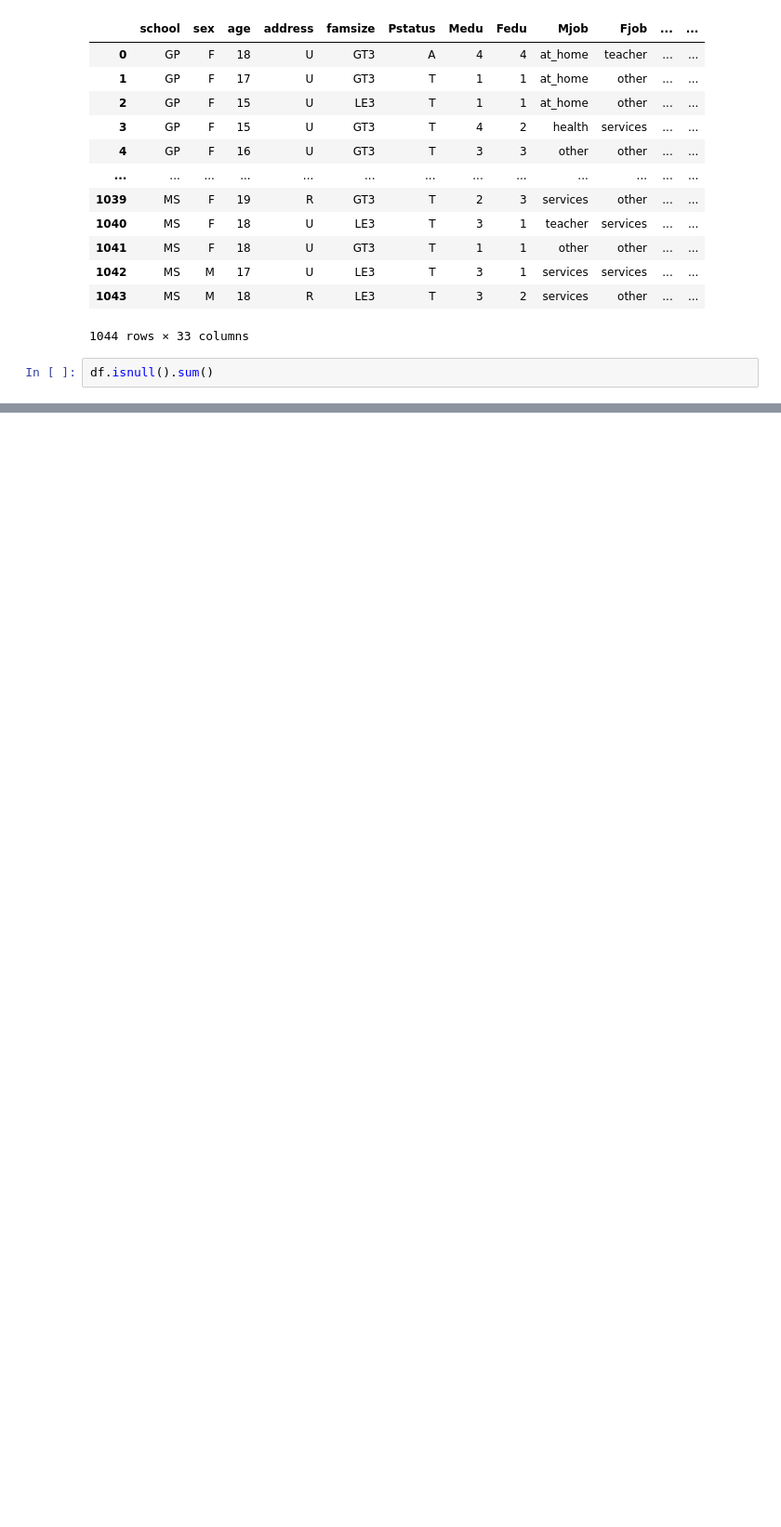
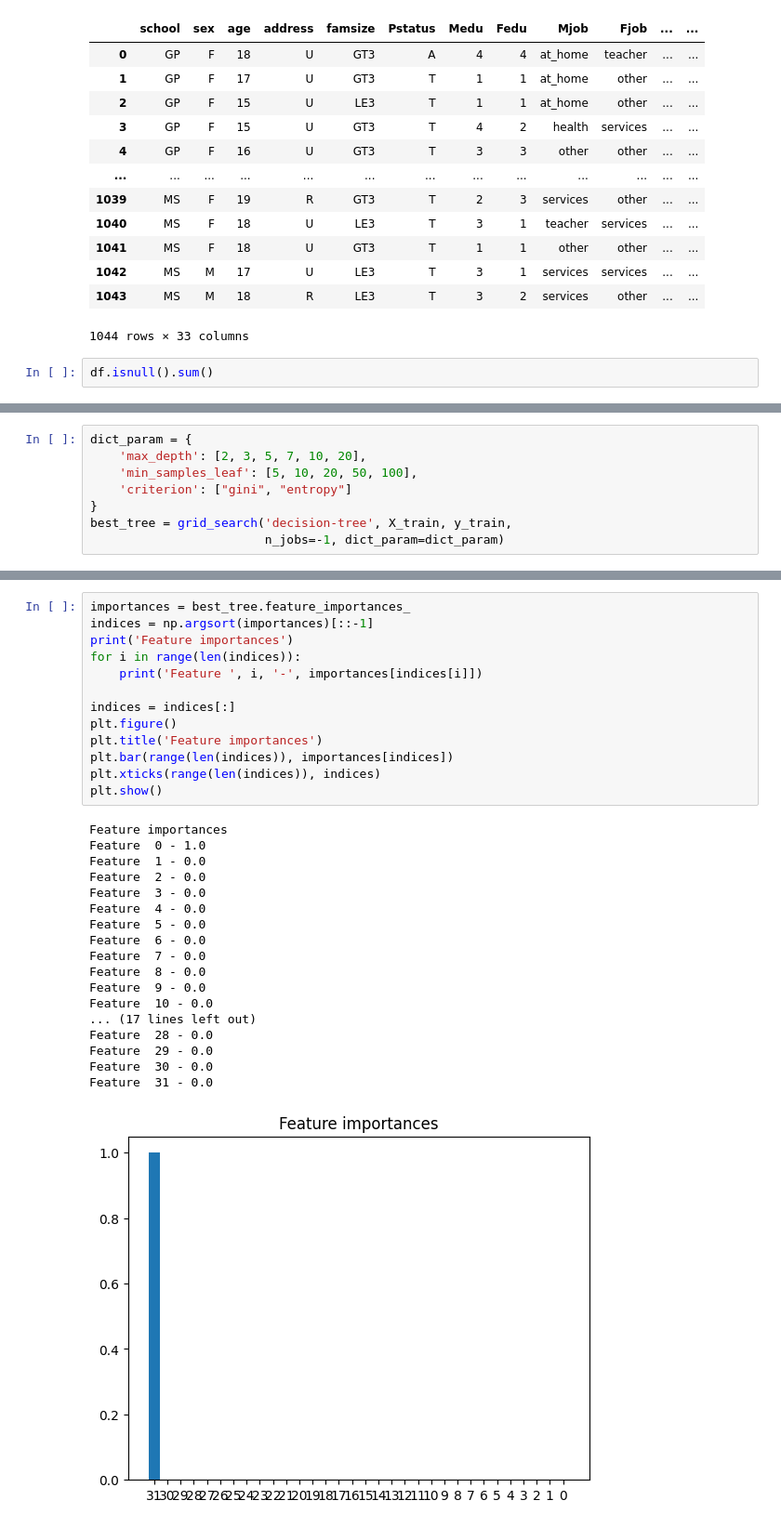
Before and after one commit to learning-by-mk/kpdl, a Jupyter notebook: src/DT_RF_Lab.ipynb, the cells around one changed output, grey strips where cells are left out. Shown: that part at 93% size. Cells and saved outputs as stored; diff of their text form; blank space fills up the shorter version.

```diff
--- a/src/DT_RF_Lab.ipynb
+++ b/src/DT_RF_Lab.ipynb
@@ -715,0 +834,8 @@ df
+# %%
+dict_param = {
+    'max_depth': [2, 3, 5, 7, 10, 20],
+    'min_samples_leaf': [5, 10, 20, 50, 100],
+    'criterion': ["gini", "entropy"]
+}
+best_tree = grid_search('decision-tree', X_train, y_train,
+                        n_jobs=-1, dict_param=dict_param)
@@ -715,0 +864,32 @@ df
+# %%
+importances = best_tree.feature_importances_
+indices = np.argsort(importances)[::-1]
+print('Feature importances')
+for i in range(len(indices)):
+    print('Feature ', i, '-', importances[indices[i]])
+
+indices = indices[:]
+plt.figure()
+plt.title('Feature importances')
+plt.bar(range(len(indices)), importances[indices])
+plt.xticks(range(len(indices)), indices)
+plt.show()
+# %% [output]
+Feature importances
+Feature  0 - 1.0
+Feature  1 - 0.0
+Feature  2 - 0.0
+Feature  3 - 0.0
+Feature  4 - 0.0
+Feature  5 - 0.0
+Feature  6 - 0.0
+Feature  7 - 0.0
+Feature  8 - 0.0
+Feature  9 - 0.0
+Feature  10 - 0.0
+... (17 lines left out)
+Feature  28 - 0.0
+Feature  29 - 0.0
+Feature  30 - 0.0
+Feature  31 - 0.0
+[figure, added]
```
Also changed, not shown: parts of 9 cells of this notebook.
